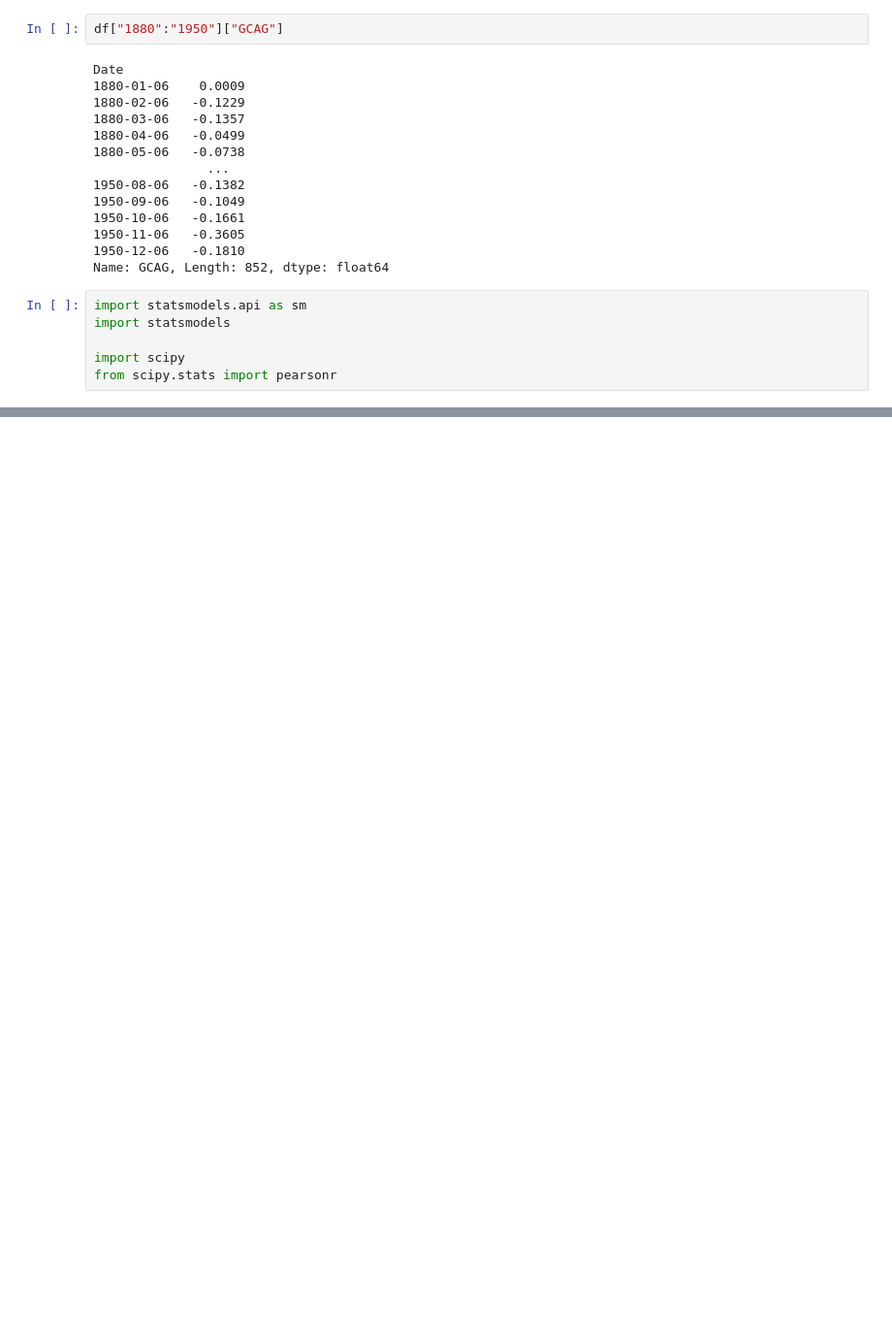
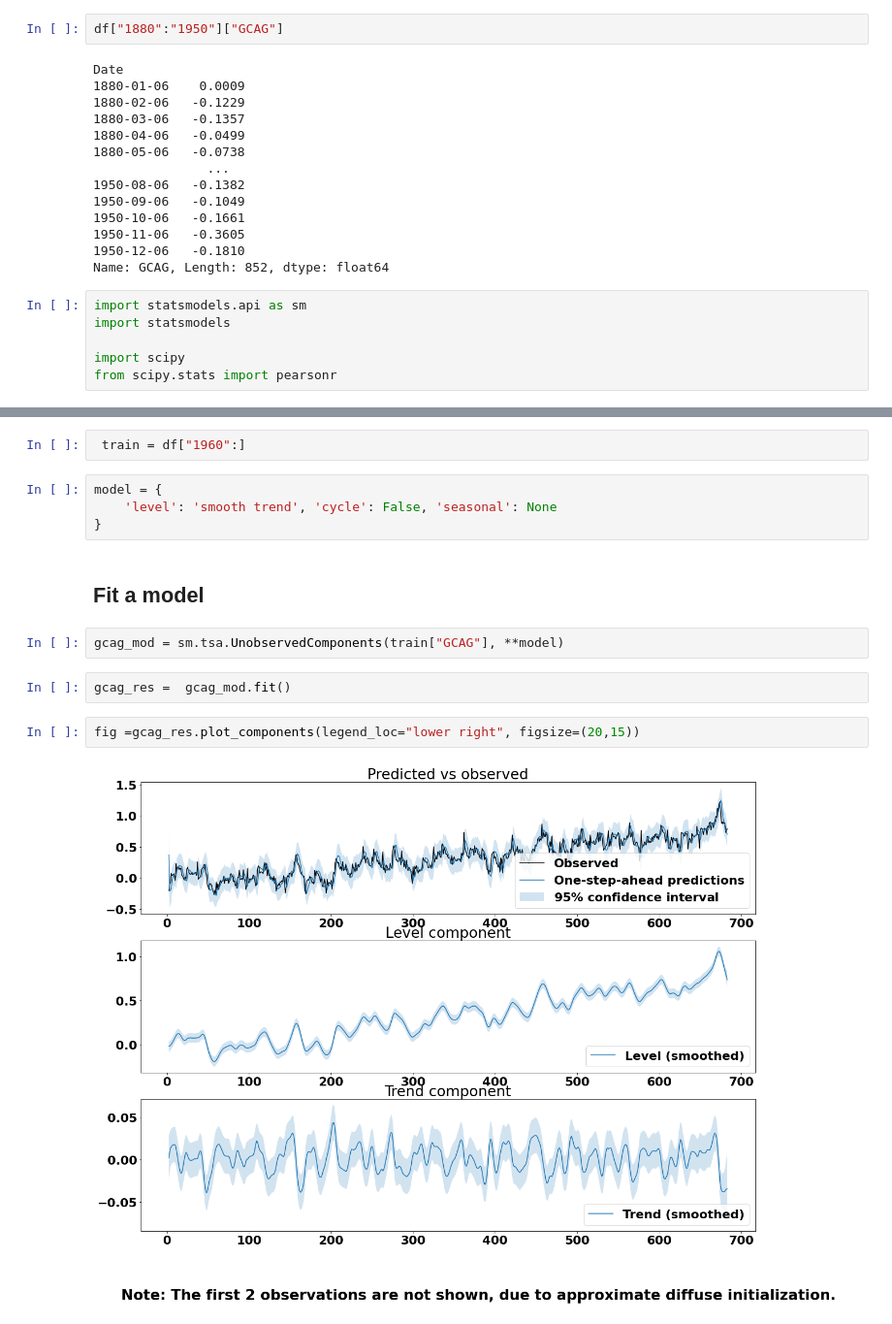
Before and after one commit to rajuzumaki2207/Time_series_Sequence, a Jupyter notebook: StateSpaceModels_TS.ipynb, the cells around one changed output, grey strips where cells are left out. Shown at 97% size. Cells and saved outputs as stored; diff of their text form; blank space fills up the shorter version.

```diff
--- a/StateSpaceModels_TS.ipynb
+++ b/StateSpaceModels_TS.ipynb
@@ -177,0 +102,16 @@ from scipy.stats import pearsonr
+# %%
+ train = df["1960":]
+# %%
+model = {
+    'level': 'smooth trend', 'cycle': False, 'seasonal': None
+}
+# %% [markdown]
+## Fit a model
+# %%
+gcag_mod = sm.tsa.UnobservedComponents(train["GCAG"], **model)
+# %%
+gcag_res =  gcag_mod.fit()
+# %%
+fig =gcag_res.plot_components(legend_loc="lower right", figsize=(20,15))
+# %% [output]
+[figure, added]
```
Also changed, not shown: parts of 11 cells of this notebook.
